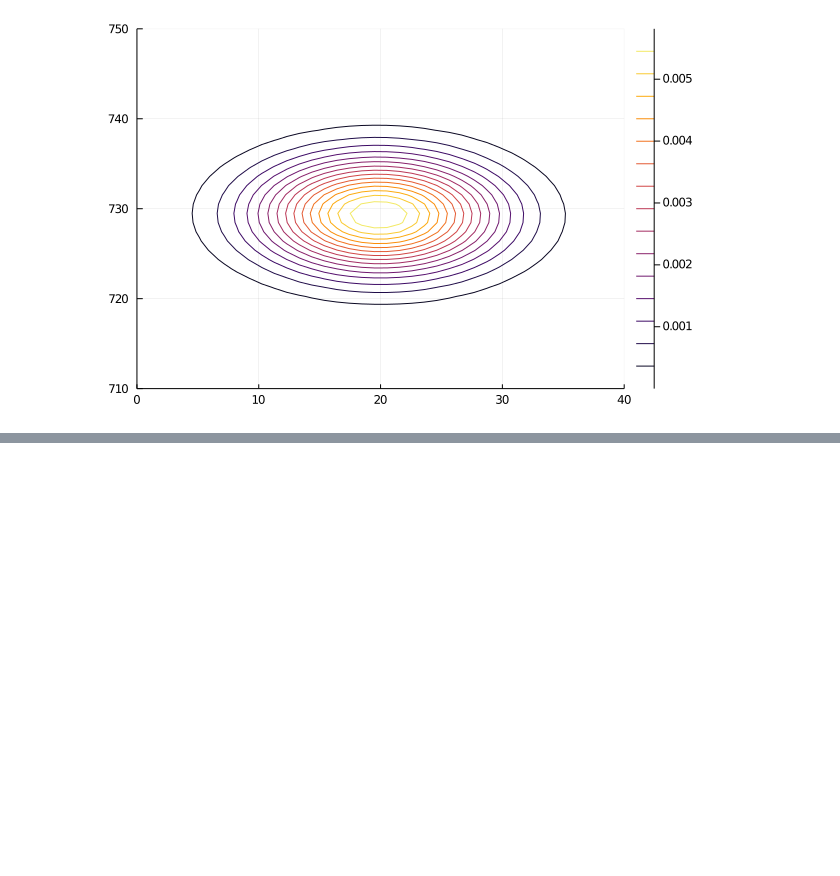
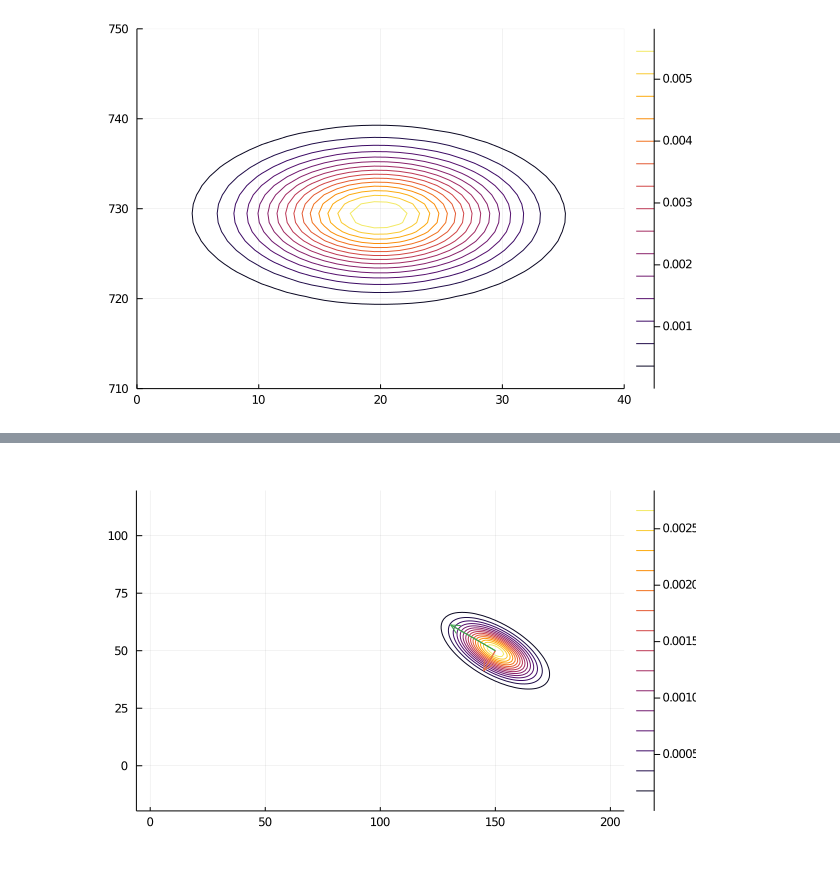
Before and after one commit to soblin/JuliaProbo, a Jupyter notebook: notebook/ch2_multi_gauss.ipynb, the cells around one changed output, grey strips where cells are left out. Saved outputs shown, nothing was run; the diff lists cells and outputs as text; code cells hidden in the pictures; blank space fills up the shorter version.

```diff
--- a/notebook/ch2_multi_gauss.ipynb
+++ b/notebook/ch2_multi_gauss.ipynb
@@ -123,0 +146,18 @@ contour(x, y, Z)
+# %%
+Z = zeros(100, 200)
+for i in 1:200
+    for j in 1:100
+        Z[j, i] = pdf(c, [X[j, i], Y[j, i]])
+    end
+end
+p = plot()
+p = contour!(x, y, Z, aspect_ratio=:equal)
+eigs = eigvals(c.Σ)
+v = eigvecs(c.Σ)
+v1 = 2.0 * sqrt(eigs[1]) * v[1, :]
+v2 = 2.0 * sqrt(eigs[2]) * v[2, :]
+p = quiver!([c.μ[1]], [c.μ[2]], quiver=([v1[1]], [v1[2]]))
+p = quiver!([c.μ[1]], [c.μ[2]], quiver=([v2[1]], [v2[2]]))
+plot(p)
+# %% [output]
+[figure, added]
```
Also changed, not shown: parts of 9 cells of this notebook.
